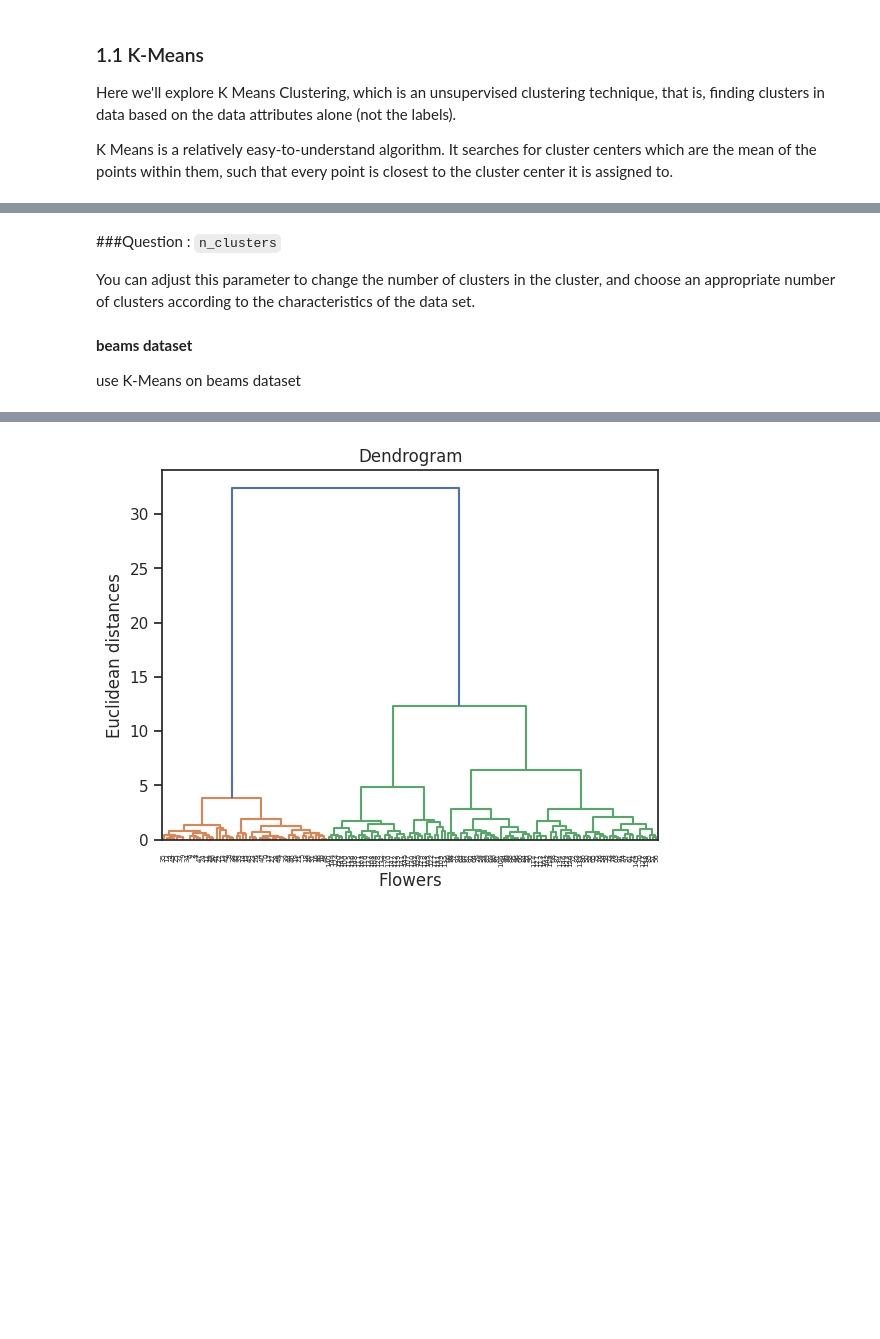
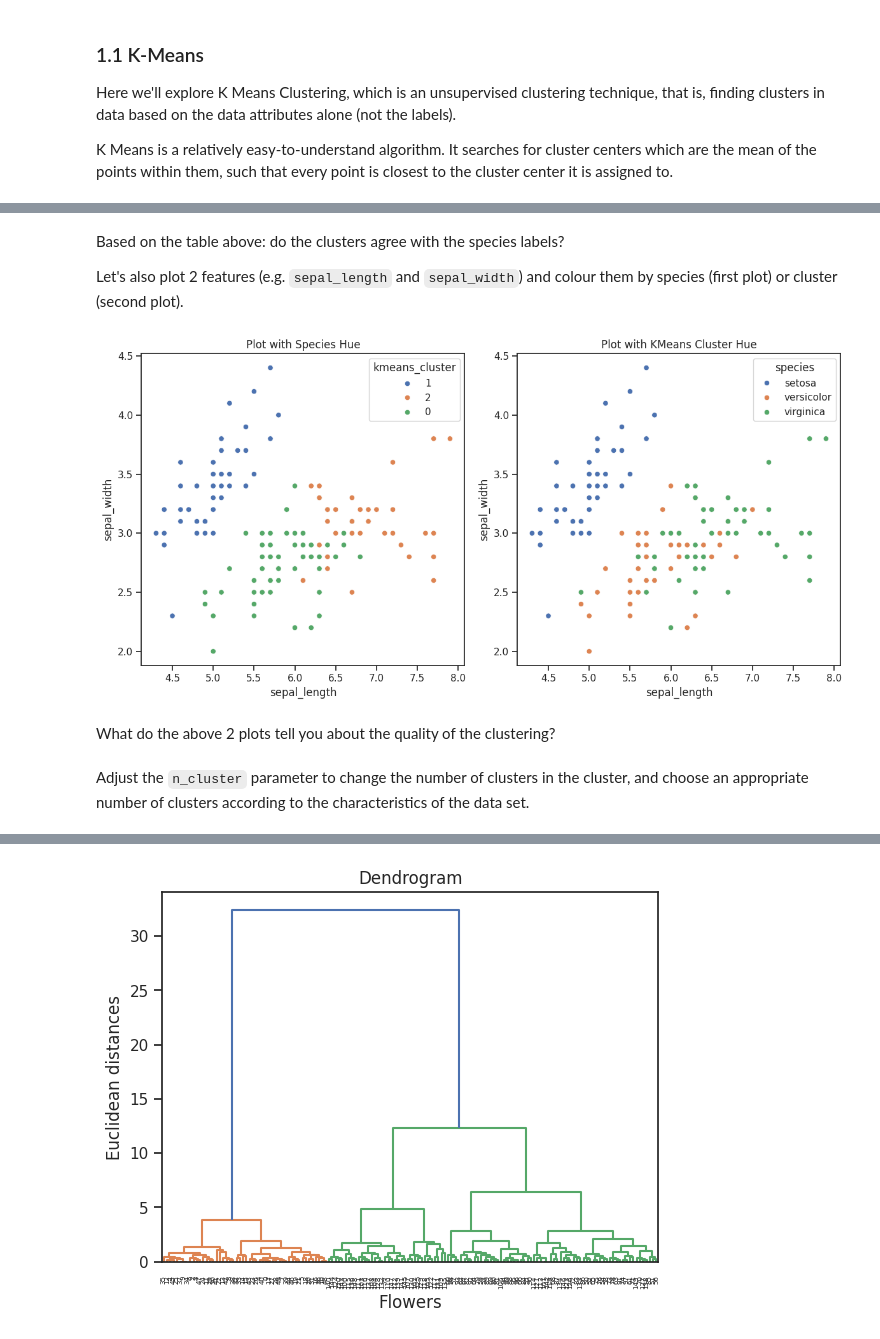
Before and after one commit to jandot/i0p16a, a Jupyter notebook: unsupervised_learning_clustering.ipynb, the cells around one changed output, grey strips where cells are left out. Cells and saved outputs as stored; diff of their text form; code cells hidden in the pictures; blank space fills up the shorter version.

```diff
--- a/unsupervised_learning_clustering.ipynb
+++ b/unsupervised_learning_clustering.ipynb
@@ -175,8 +174,8 @@ array([[5.1, 3.5, 1.4, 0.2, 'setosa'],
 # %%
-df_iris_values = df_iris[['sepal_length','sepal_width','petal_length','petal_width']].values
+X = df_iris[['sepal_length','sepal_width','petal_length','petal_width']].values
 print(type(df_iris))
-print(type(df_iris_values))
-df_iris_values
+print(type(X))
+print(X[:10])
 # %% [output]
 <class 'pandas.core.frame.DataFrame'>
 <class 'numpy.ndarray'>
@@ -207,5 +196,0 @@ Let's look at how KMeans operates.
-# %%
-X = df_iris.iloc[:, :-2].values
-y = df_iris.iloc[:, -1].values
-print(X)
-print(y)
@@ -266,0 +201,6 @@ Accuracy of K-Means  : 0.25
+# %%
+from sklearn.cluster import KMeans
+kmeans = KMeans(n_clusters=3, random_state=0, n_init="auto").fit(X)
+df_iris['kmeans_cluster'] = list(map(str, kmeans.labels_))
+
+df_iris
@@ -267,10 +221,26 @@ Accuracy of K-Means  : 0.25
+# %% [markdown]
+Based on the table above: do the clusters agree with the species labels?
+
+Let's also plot 2 features (e.g. `sepal_length` and `sepal_width`) and colour them by species (first plot) or cluster (second plot).
+# %%
+fig, axes = plt.subplots(1, 2, figsize=(12, 6))
+
+# First plot with hue as "kmeans_cluster"
+sns.scatterplot(data=df_iris, x="sepal_length", y="sepal_width", hue="kmeans_cluster", ax=axes[0])
+axes[0].set_title("Plot with Species Hue")
+
+# Second plot with hue as "species"
+sns.scatterplot(data=df_iris, x="sepal_length", y="sepal_width", hue="species", ax=axes[1])
+axes[1].set_title("Plot with KMeans Cluster Hue")
+
+# Show the plots
+plt.tight_layout()
+plt.show()
+# %% [output]
+[figure, added]
+# %% [markdown]
+What do the above 2 plots tell you about the quality of the clustering?
 # %% [markdown]
-###Question : `n_clusters`
-
-You can adjust this parameter to change the number of clusters in the cluster, and choose an appropriate number of clusters according to the characteristics of the data set.
+Adjust the `n_cluster` parameter to change the number of clusters in the cluster, and choose an appropriate number of clusters according to the characteristics of the data set.
 # %%
 ##your code here
-# %% [markdown]
-**beams dataset**
-
-use K-Means on beams dataset
```
Also changed, not shown: parts of 41 cells of this notebook.
